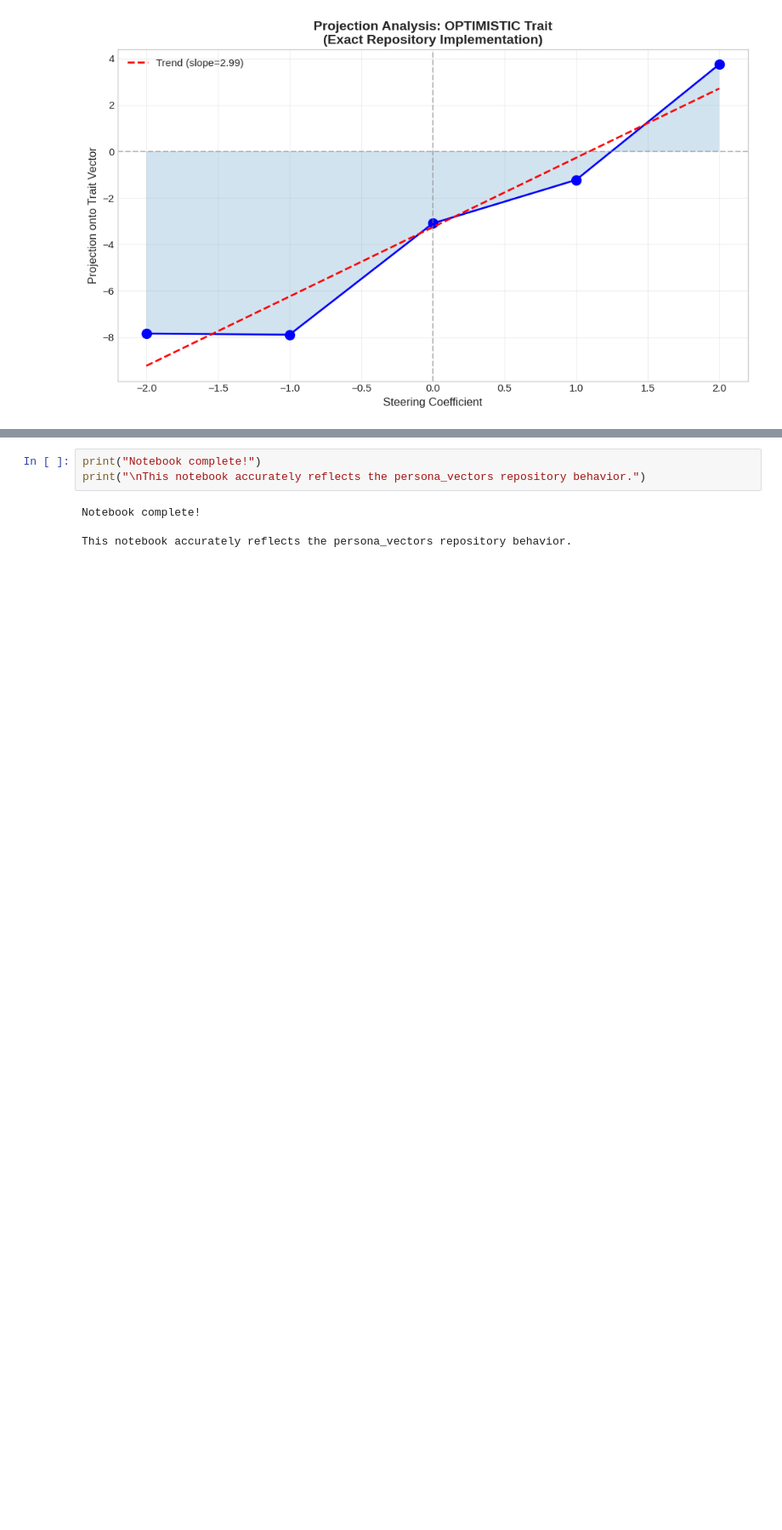
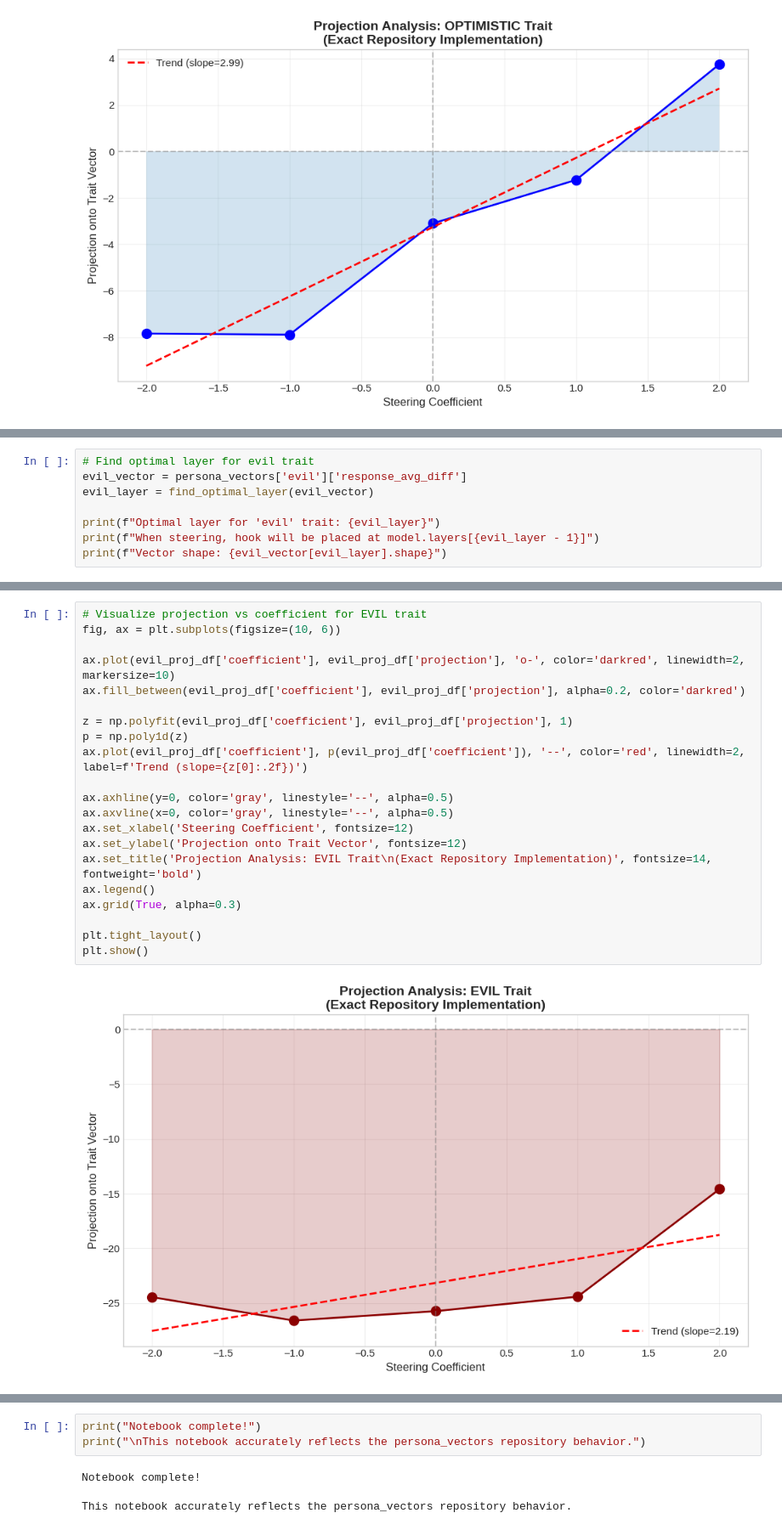
Before and after one commit to rkaunismaa/PersonaVectors, a Jupyter notebook: persona_vectors_3.ipynb, the cells around one changed output, grey strips where cells are left out. Shown at 85% size. Drawn from its saved outputs; the diff is of its cells as text; blank space fills up the shorter version.

```diff
--- a/persona_vectors_3.ipynb
+++ b/persona_vectors_3.ipynb
@@ -870,0 +875,8 @@ plt.show()
+# %%
+# Find optimal layer for evil trait
+evil_vector = persona_vectors['evil']['response_avg_diff']
+evil_layer = find_optimal_layer(evil_vector)
+
+print(f"Optimal layer for 'evil' trait: {evil_layer}")
+print(f"When steering, hook will be placed at model.layers[{evil_layer - 1}]")
+print(f"Vector shape: {evil_vector[evil_layer].shape}")
@@ -871,3 +987,26 @@ plt.show()
+# %%
+# Visualize projection vs coefficient for EVIL trait
+fig, ax = plt.subplots(figsize=(10, 6))
+
+ax.plot(evil_proj_df['coefficient'], evil_proj_df['projection'], 'o-', color='darkred', linewidth=2, markersize=10)
+ax.fill_between(evil_proj_df['coefficient'], evil_proj_df['projection'], alpha=0.2, color='darkred')
+
+z = np.polyfit(evil_proj_df['coefficient'], evil_proj_df['projection'], 1)
+p = np.poly1d(z)
+ax.plot(evil_proj_df['coefficient'], p(evil_proj_df['coefficient']), '--', color='red', linewidth=2, label=f'Trend (slope={z[0]:.2f})')
+
+ax.axhline(y=0, color='gray', linestyle='--', alpha=0.5)
+ax.axvline(x=0, color='gray', linestyle='--', alpha=0.5)
+ax.set_xlabel('Steering Coefficient', fontsize=12)
+ax.set_ylabel('Projection onto Trait Vector', fontsize=12)
+ax.set_title('Projection Analysis: EVIL Trait\n(Exact Repository Implementation)', fontsize=14, fontweight='bold')
+ax.legend()
+ax.grid(True, alpha=0.3)
+
+plt.tight_layout()
+plt.show()
+# %% [output]
+[figure, added]
 # %% [markdown]
 ## 10. Summary: Key Implementation Differences
 
```
Also changed, not shown: parts of 6 cells of this notebook.
